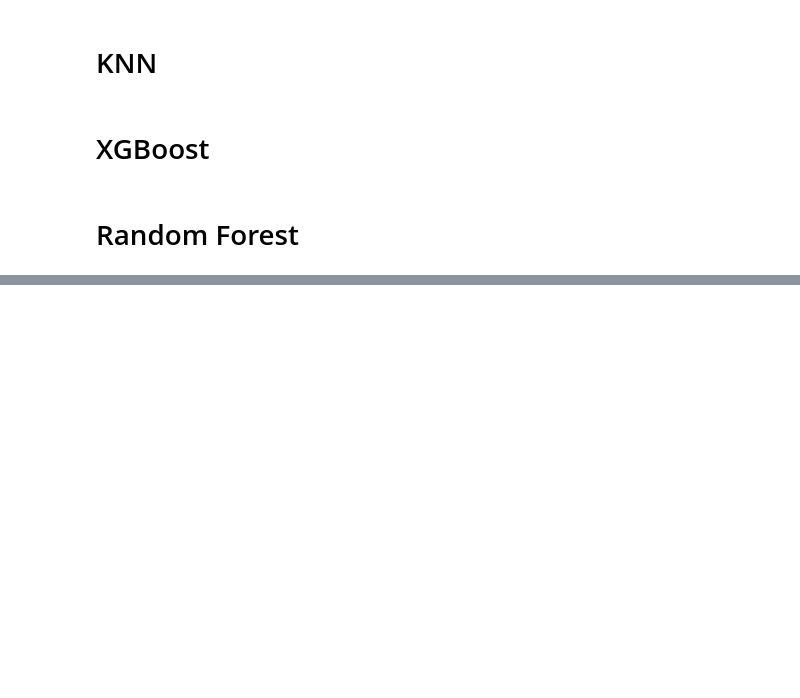
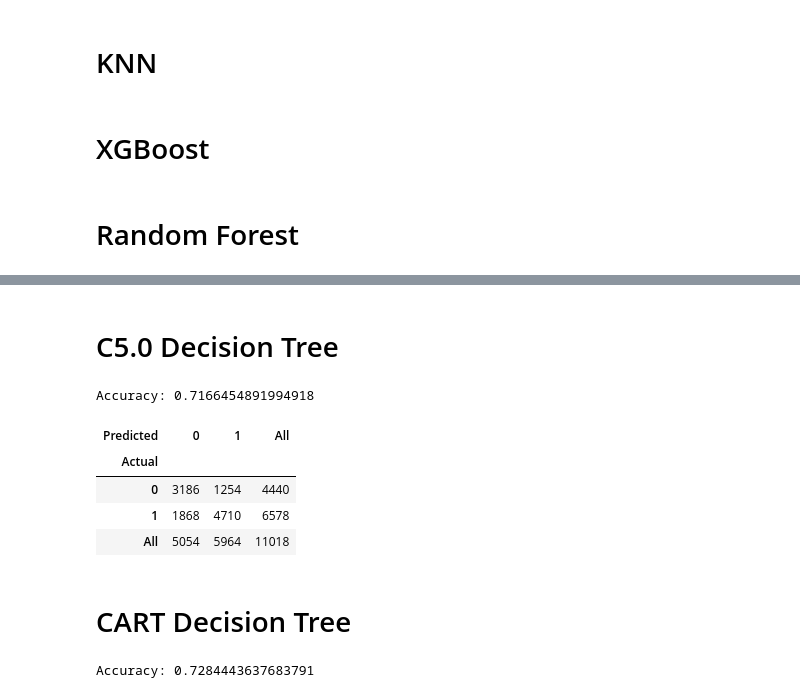
Before and after one commit to vivianndo/ads508_gunviolence, a Jupyter notebook: notebooks/Data_Modeling.ipynb, the cells around one changed output, grey strips where cells are left out. Saved outputs shown, nothing was run; the diff lists cells and outputs as text; code cells hidden in the pictures; blank space fills up the shorter version.

Commit message:
create c5.0 and cart decision tree models

```diff
--- a/notebooks/Data_Modeling.ipynb
+++ b/notebooks/Data_Modeling.ipynb
@@ -388,0 +389,35 @@ conf_mat_rf
+# %% [markdown]
+# C5.0 Decision Tree
+# %%
+# Run C5.0 decision tree
+c50 = DecisionTreeClassifier (criterion = "entropy", max_leaf_nodes =5).fit(x_dt, y_dt)
+c50_predict=c50.predict(x_test_dt)
+
+# Evaluate the model's performance
+accuracy = accuracy_score(y_test_dt, c50_predict)
+print("Accuracy:", accuracy)
+# %% [output]
+Accuracy: 0.7166454891994918
+# %%
+conf_mat_c50=pd.crosstab(df_test['target_class'], c50_predict,
+                             rownames = ['Actual'],
+                             colnames = ['Predicted'],
+                             margins = True)
+conf_mat_c50
+# %% [output]
+| Predicted | 0 | 1 | All |
+| Actual |  |  |  |
+| 0 | 3186 | 1254 | 4440 |
+| 1 | 1868 | 4710 | 6578 |
+| All | 5054 | 5964 | 11018 |
+# %% [markdown]
+# CART Decision Tree
+# %%
+cart = DecisionTreeClassifier(criterion="gini", max_leaf_nodes=5).fit(x_dt, y_dt)
+cart_predict=cart.predict(x_test_dt)
+
+# Evaluate the model's performance
+accuracy = accuracy_score(y_test_dt, cart_predict)
+print("Accuracy:", accuracy)
+# %% [output]
+Accuracy: 0.7284443637683791
```
Also changed, not shown: parts of 6 cells of this notebook.
